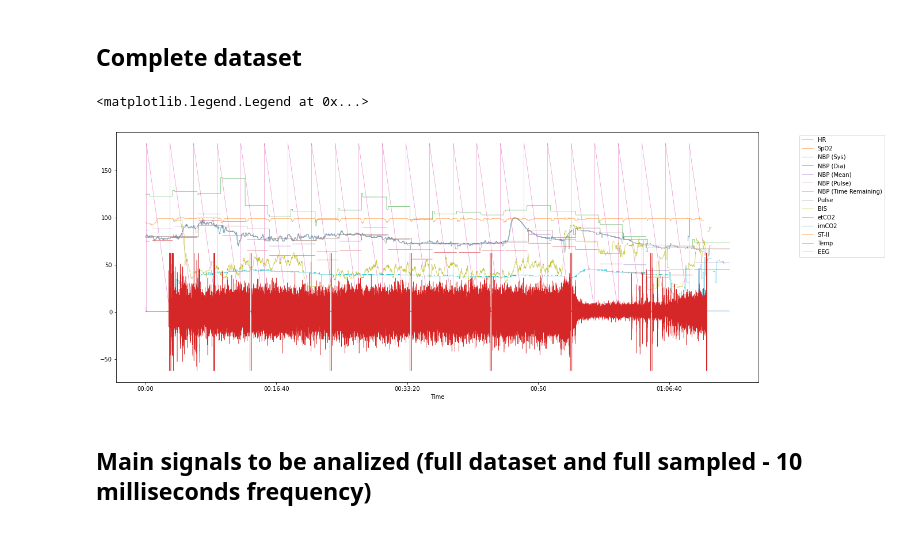
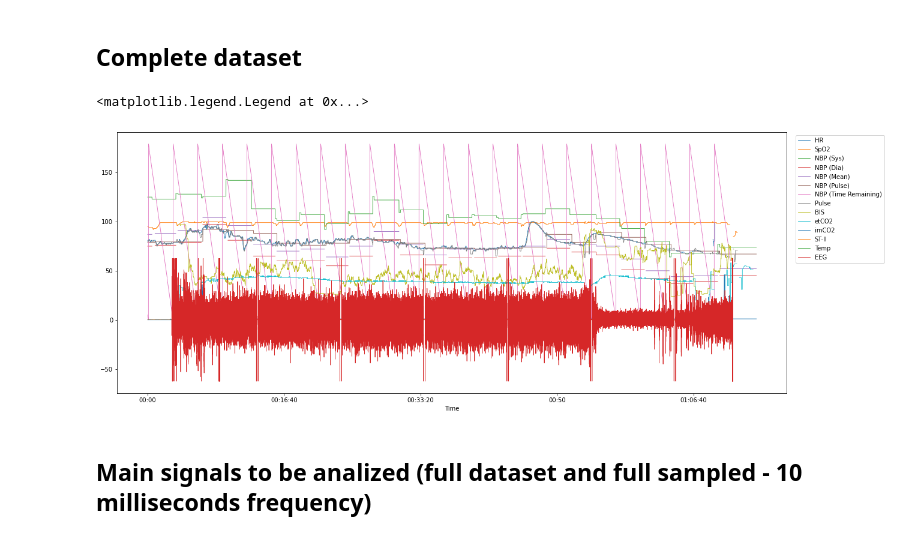
Before and after one commit to Dienert/anesthesia_serie, a Jupyter notebook: notebooks/dataset.ipynb, the cells around one changed output. Drawn from its saved outputs; the diff is of its cells as text; code cells hidden in the pictures.

Commit message:
Images results

```diff
--- a/notebooks/dataset.ipynb
+++ b/notebooks/dataset.ipynb
@@ -5,7 +5,7 @@ import matplotlib as mpl
 # %%
 mpl.rcParams['figure.figsize'] = [20, 8]
 # %%
-linewidth = 0.5
+linewidth = 0.8
 # %%
 from datetime import datetime
 custom_time_parser = lambda x: datetime.strptime(x, "%H:%M:%S.%f").time()
@@ -72,10 +72,10 @@ df_train_sub_sampled
 ## Complete dataset
 # %%
 df_full.plot(linewidth = linewidth)
-plt.legend(bbox_to_anchor=(1.2,1), loc="upper right")
+plt.legend(bbox_to_anchor=(1.15,1), loc="upper right")
 # %% [output]
 <matplotlib.legend.Legend at 0x...>
-[figure, old version]
+[figure, new version]
 # %% [markdown]
 ## Main signals to be analized (full dataset and full sampled - 10 milliseconds frequency)
 # %%
```
Also changed, not shown: parts of 8 cells of this notebook, 15 other files.
